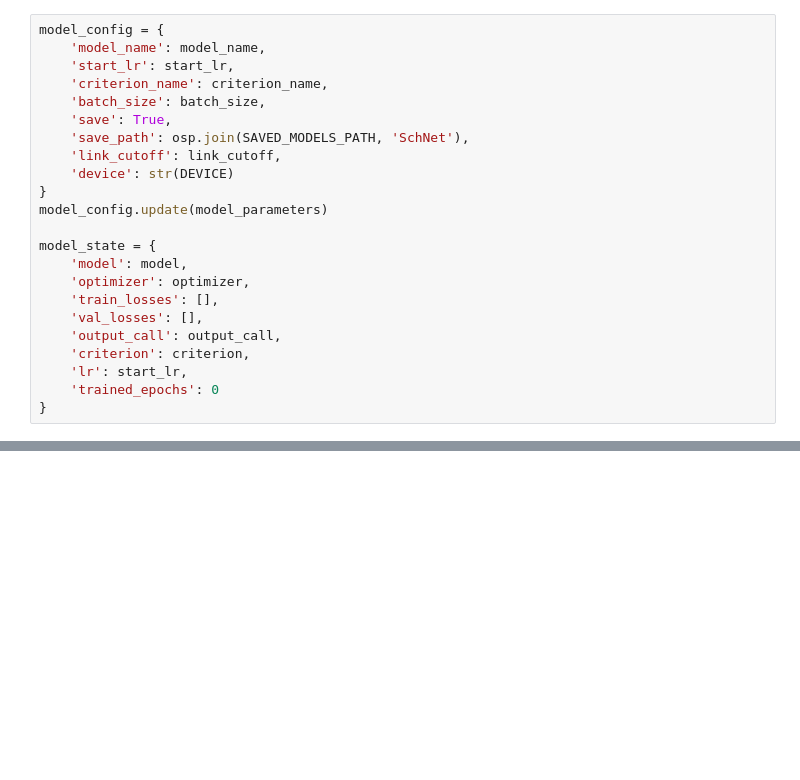
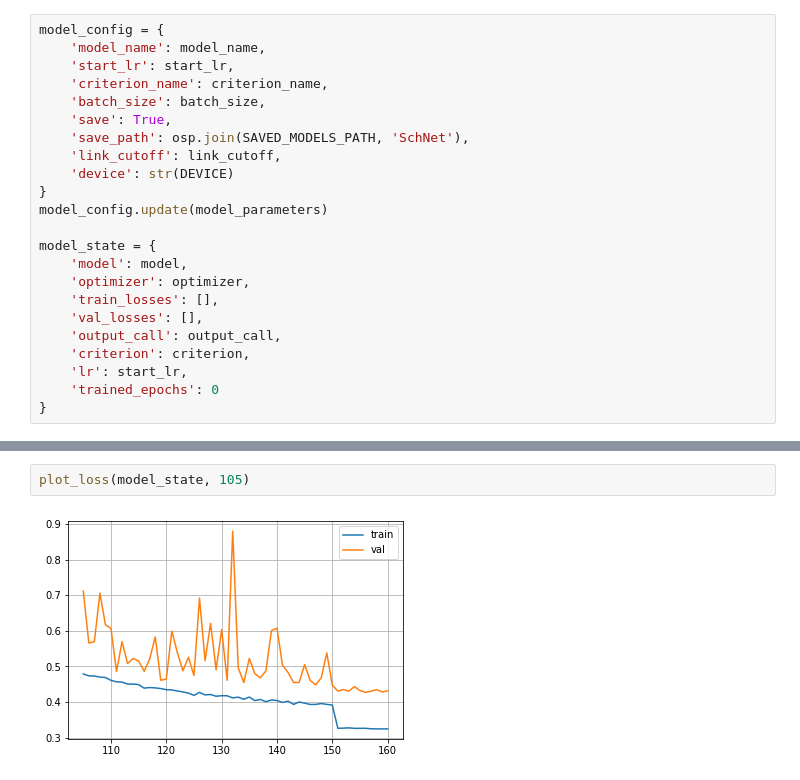
Before and after one commit to Sankek/MolecularEnergyEstimation, a Jupyter notebook: main.ipynb, the cells around one changed output, grey strips where cells are left out. Saved outputs shown, nothing was run; the diff lists cells and outputs as text; blank space fills up the shorter version.

```diff
--- a/main.ipynb
+++ b/main.ipynb
@@ -186,0 +241,4 @@ plot_loss(model_state, 70)
+# %%
+plot_loss(model_state, 105)
+# %% [output]
+[figure, added]
```
Also changed, not shown: parts of 19 cells of this notebook.
